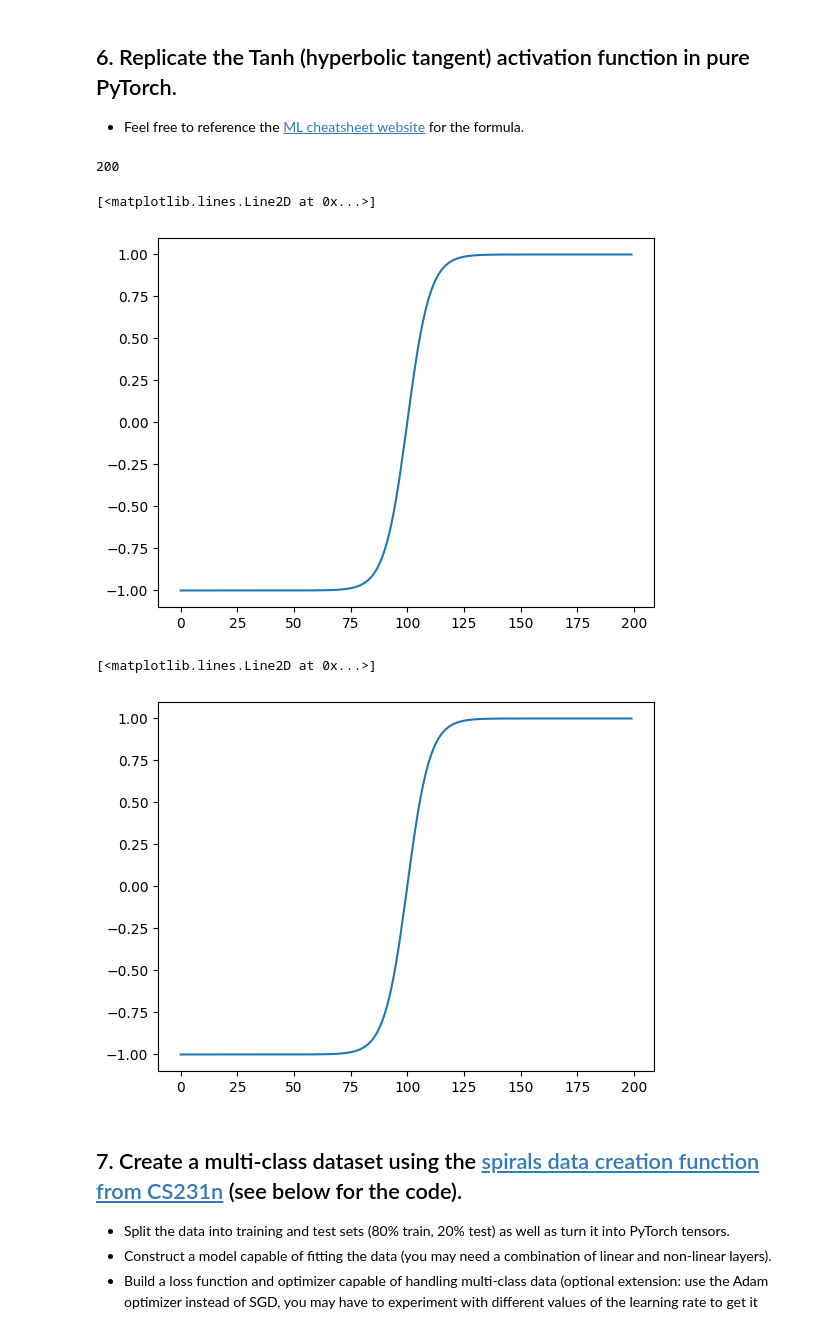
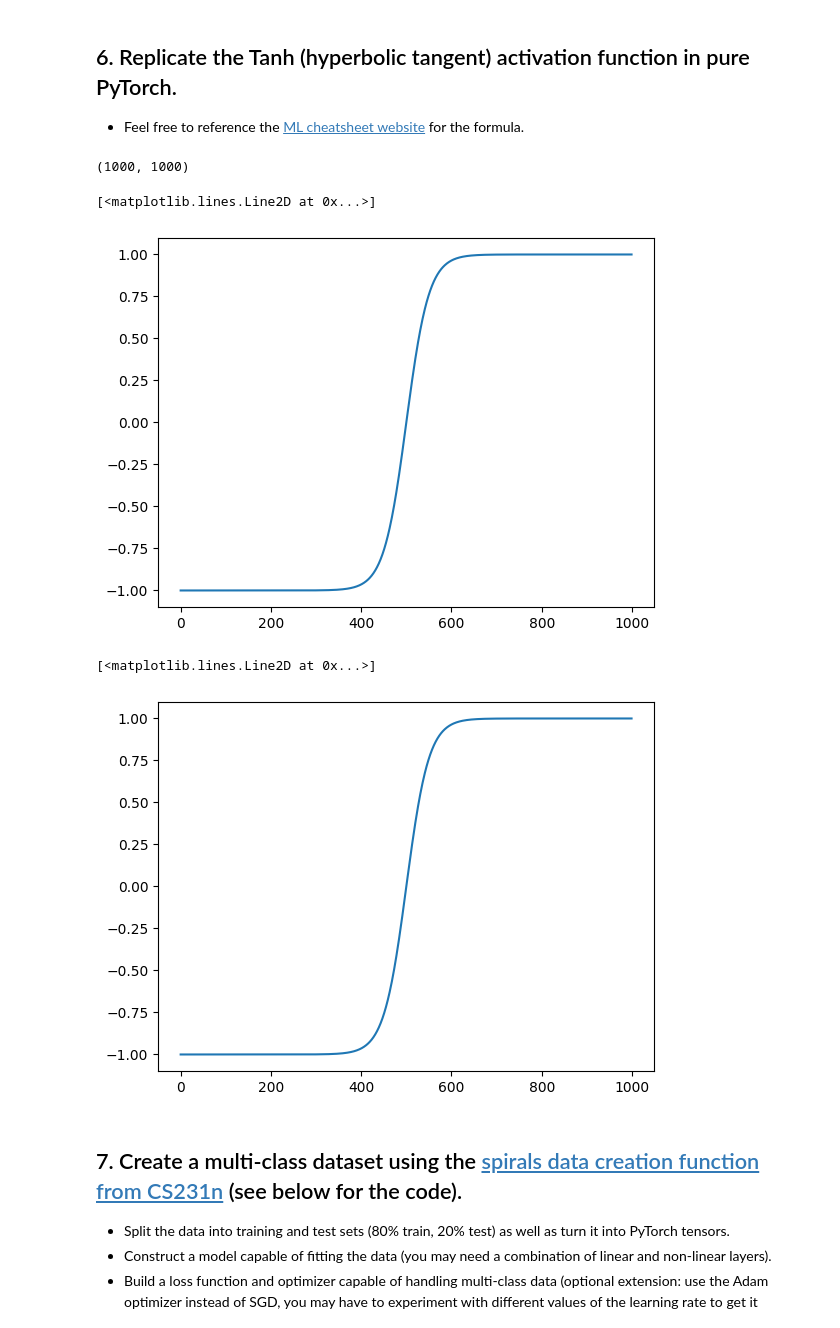
Before and after one commit to AnerGcorp/pytorch-deep-learning-an, a Jupyter notebook: my_experiments/02_pytorch_classification_exercises.ipynb, the cells around one changed output. Cells and saved outputs as stored; diff of their text form; code cells hidden in the pictures.

```diff
--- a/my_experiments/02_pytorch_classification_exercises.ipynb
+++ b/my_experiments/02_pytorch_classification_exercises.ipynb
@@ -354,25 +359,24 @@ plot_decision_boundary(model_0, X_test, y_test)
   * Feel free to reference the [ML cheatsheet website](https://ml-cheatsheet.readthedocs.io/en/latest/activation_functions.html#tanh) for the formula.
 # %%
 # Create a straight line tensor
-weight = 0.5
-bias = 1.4
+weight = 0.8
+bias = 1
 
 start = -10
 end = 10
-step = 0.1
+step = 0.02
 X = torch.arange(start, end, step).unsqueeze(dim=1)
 y = X * weight + bias
 
-len(y)
+len(X), len(y)
 # %% [output]
-200
+(1000, 1000)
 # %%
 # Test torch.tanh() on the tensor and plot it
-y_tanh = torch.tanh(X)
-plt.plot(y_tanh)
+plt.plot(torch.tanh(X))
 # %% [output]
 [<matplotlib.lines.Line2D at 0x...>]
-[figure, old version]
+[figure, new version]
 # %%
 # Replicate torch.tanh() and plot it
 def tanh(x):
@@ -381,7 +385,7 @@ def tanh(x):
 plt.plot(tanh(X))
 # %% [output]
 [<matplotlib.lines.Line2D at 0x...>]
-[figure, old version]
+[figure, new version]
 # %% [markdown]
 ## 7. Create a multi-class dataset using the [spirals data creation function from CS231n](https://cs231n.github.io/neural-networks-case-study/) (see below for the code).
   * Split the data into training and test sets (80% train, 20% test) as well as turn it into PyTorch tensors.
```
Also changed, not shown: parts of 24 cells of this notebook, 1 other file.
